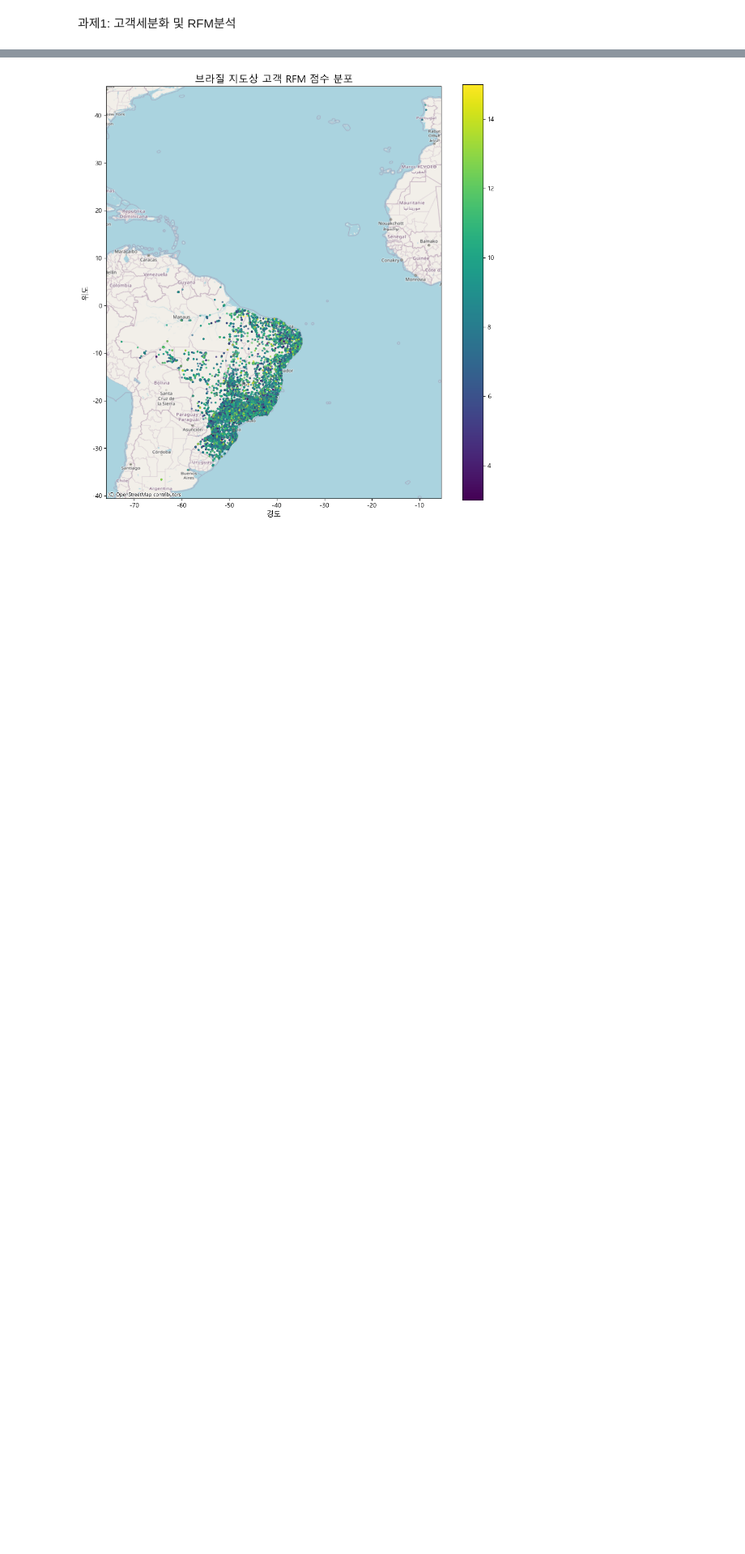
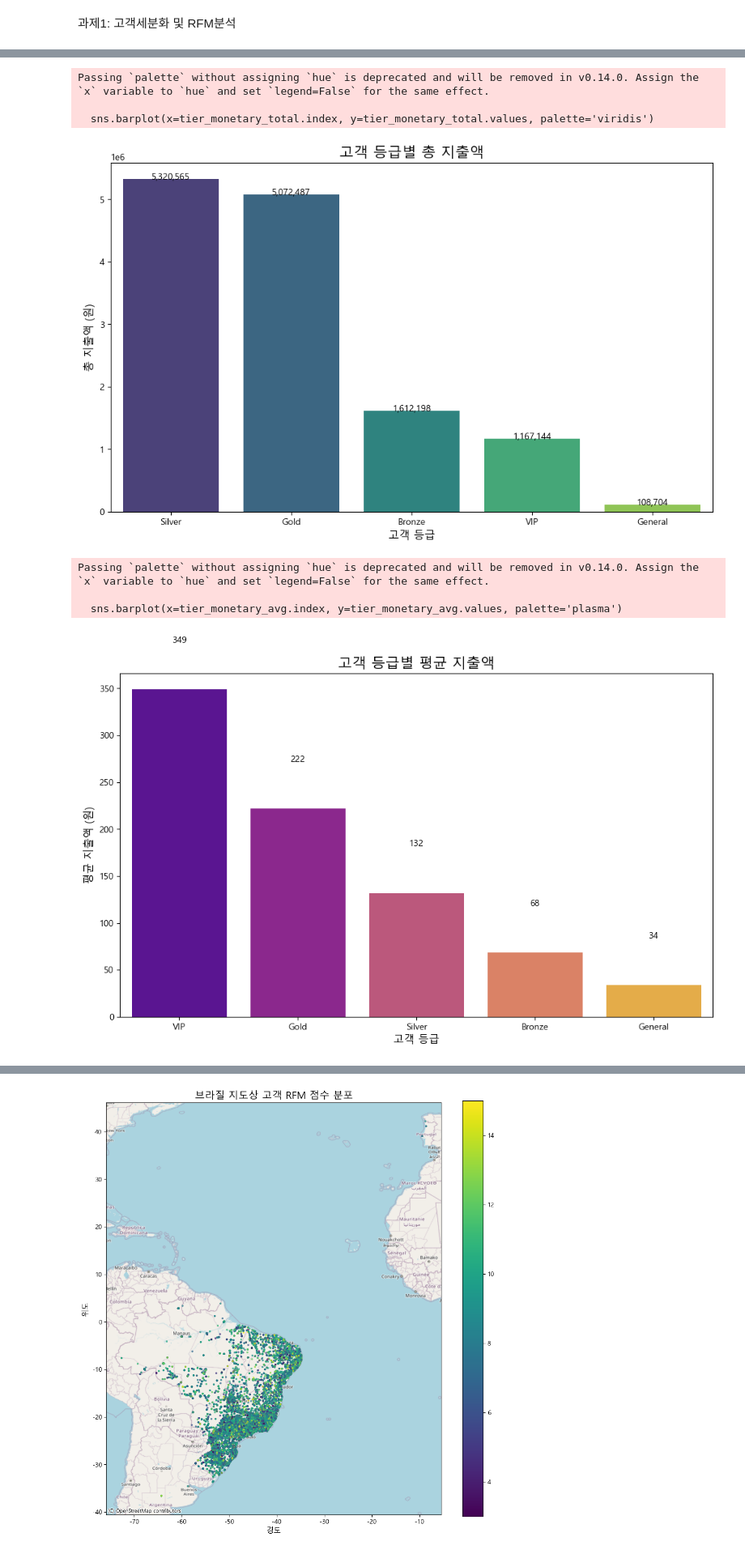
Before and after one commit to parkjihoon186/pjt-data-analysis, a Jupyter notebook: p1_RFM.ipynb, the cells around one changed output, grey strips where cells are left out. Shown at 81% size. Drawn from its saved outputs; the diff is of its cells as text; code cells hidden in the pictures; blank space fills up the shorter version.

```diff
--- a/p1_RFM.ipynb
+++ b/p1_RFM.ipynb
@@ -1640,0 +1989,49 @@ Index(['order_id', 'customer_id', 'order_status', 'order_purchase_timestamp',
+# %%
+# --- 등급별 총 지출 막대 그래프 시각화 ---
+import matplotlib.pyplot as plt
+import seaborn as sns
+import pandas as pd
+
+# (이 코드는 rfm_table_geo DataFrame이 이미 정의되었다고 가정합니다)
+
+# 등급별 총 지출액 집계 및 내림차순 정렬
+tier_monetary_total = rfm_table_geo.groupby('Customer_Tier')['Monetary'].sum().sort_values(ascending=False)
+
+# 그래프 생성
+plt.figure(figsize=(12, 7))
+sns.barplot(x=tier_monetary_total.index, y=tier_monetary_total.values, palette='viridis')
+
+# 그래프 제목과 라벨 설정
+plt.title('고객 등급별 총 지출액', fontsize=16)
+plt.xlabel('고객 등급', fontsize=12)
+plt.ylabel('총 지출액 (원)', fontsize=12)
+
+# 값 표시
+for index, value in enumerate(tier_monetary_total):
+    plt.text(index, value + 1000, f'{value:,.0f}', ha='center')
+
+plt.show()
+
+# --- 등급별 평균 지출 막대 그래프 시각화 ---
+tier_monetary_avg = rfm_table_geo.groupby('Customer_Tier')['Monetary'].mean().sort_values(ascending=False)
+
+plt.figure(figsize=(12, 7))
+sns.barplot(x=tier_monetary_avg.index, y=tier_monetary_avg.values, palette='plasma')
+
+plt.title('고객 등급별 평균 지출액', fontsize=16)
+plt.xlabel('고객 등급', fontsize=12)
+plt.ylabel('평균 지출액 (원)', fontsize=12)
+
+for index, value in enumerate(tier_monetary_avg):
+    plt.text(index, value + 50, f'{value:,.0f}', ha='center')
+
+plt.show()
+# %% [output]
+Passing `palette` without assigning `hue` is deprecated and will be removed in v0.14.0. Assign the `x` variable to `hue` and set `legend=False` for the same effect.
+
+  sns.barplot(x=tier_monetary_total.index, y=tier_monetary_total.values, palette='viridis')
+[figure, added]
+Passing `palette` without assigning `hue` is deprecated and will be removed in v0.14.0. Assign the `x` variable to `hue` and set `legend=False` for the same effect.
+
+  sns.barplot(x=tier_monetary_avg.index, y=tier_monetary_avg.values, palette='plasma')
+[figure, added]
```
Also changed, not shown: parts of 37 cells of this notebook.
